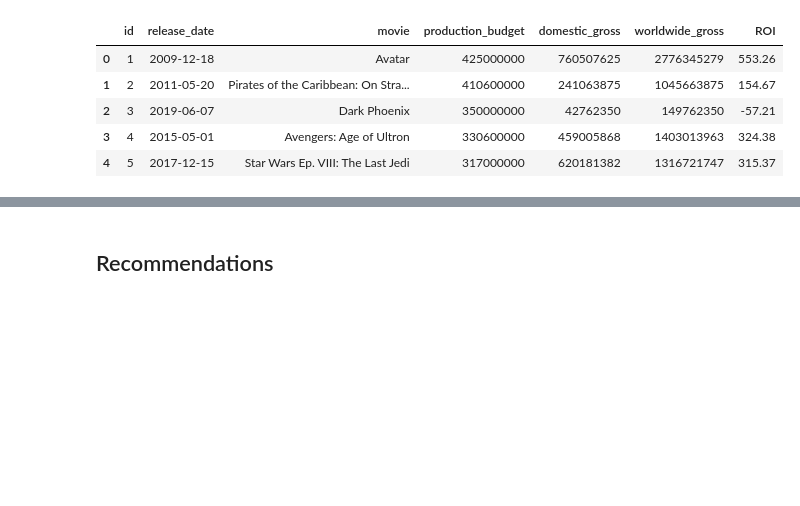
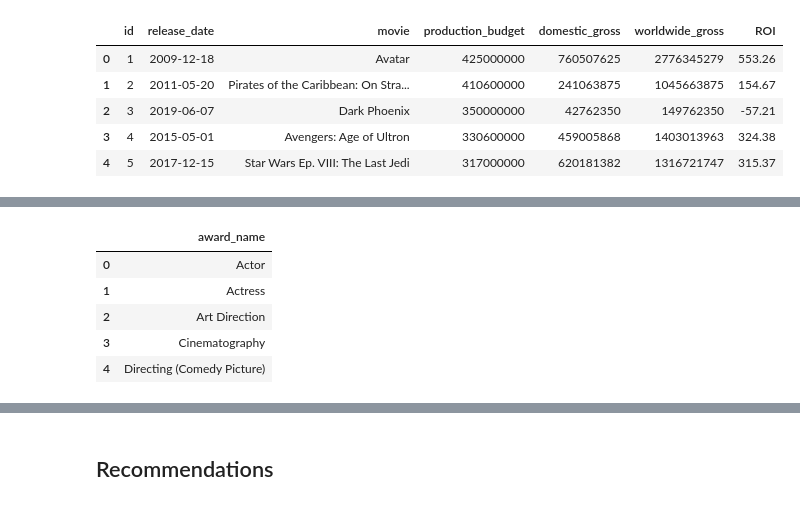
Before and after one commit to valentinav21/microsoft-movie-analysis, a Jupyter notebook: notebook.ipynb, the cells around one changed output, grey strips where cells are left out. Saved outputs shown, nothing was run; the diff lists cells and outputs as text; code cells hidden in the pictures; blank space fills up the shorter version.

```diff
--- a/notebook.ipynb
+++ b/notebook.ipynb
@@ -242,0 +364,12 @@ numbers_df.head()
+# %%
+#Get list of awards and convert to a dataframe
+awards_list_array = academy_df['Award'].unique()
+awards_df = pd.DataFrame(data=awards_list_array, columns=['award_name'])
+awards_df.head()
+# %% [output]
+|  | award_name |
+| 0 | Actor |
+| 1 | Actress |
+| 2 | Art Direction |
+| 3 | Cinematography |
+| 4 | Directing (Comedy Picture) |
```
Also changed, not shown: parts of 45 cells of this notebook.
